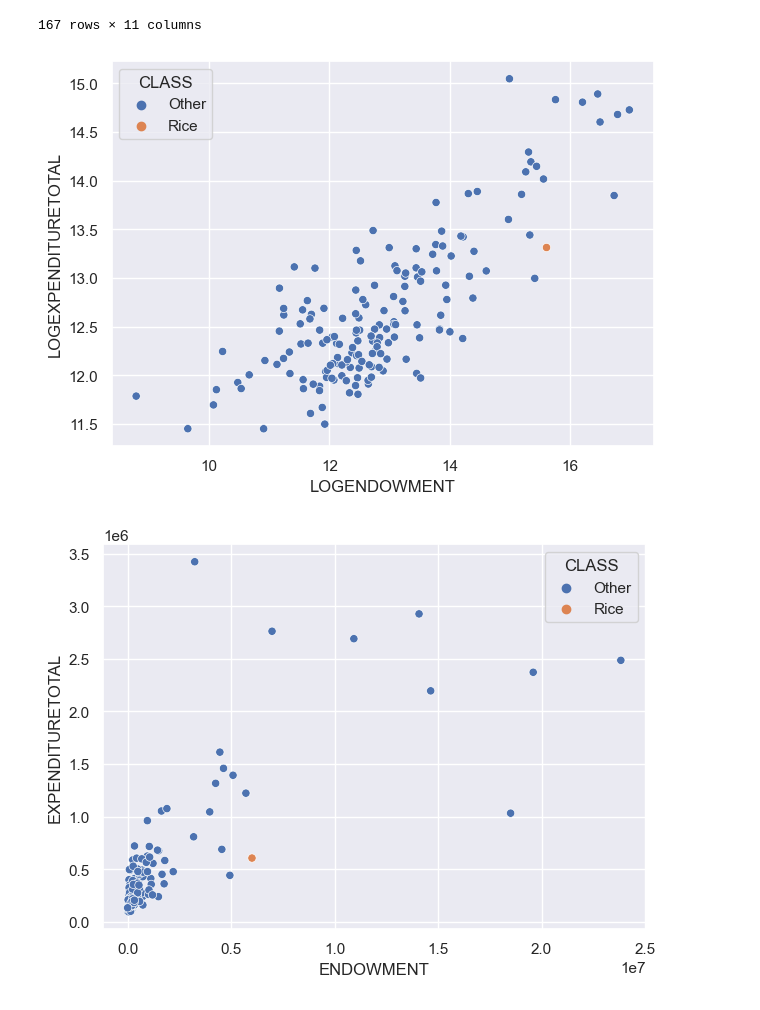
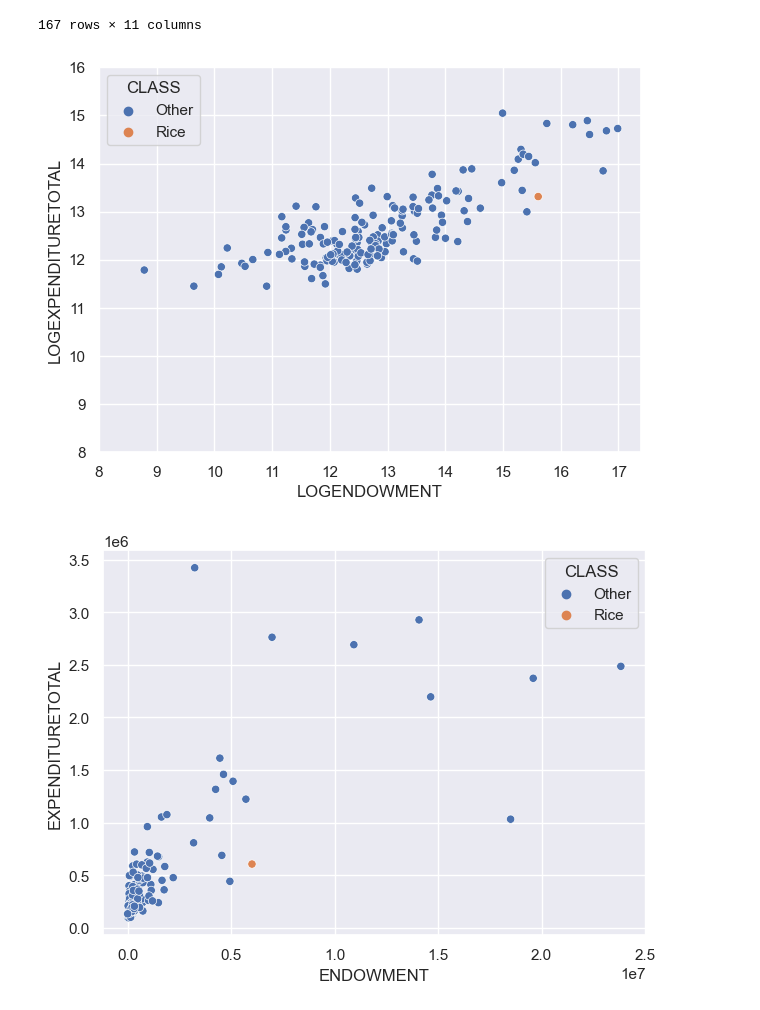
Before and after one commit to fadilf/college, a Jupyter notebook: EDA.ipynb, the cells around one changed output. Cells and saved outputs as stored; diff of their text form; code cells hidden in the pictures.

```diff
--- a/EDA.ipynb
+++ b/EDA.ipynb
@@ -129,9 +134,12 @@ expenditure_ratios
 167 rows × 11 columns
 # %%
 sns.set(rc={'figure.figsize':(7, 5)})
-sns.scatterplot(data=expenditure_ratios, x="LOGENDOWMENT", y="LOGEXPENDITURETOTAL", hue="CLASS");
+g = sns.scatterplot(data=expenditure_ratios, x="LOGENDOWMENT", y="LOGEXPENDITURETOTAL", hue="CLASS");
+min_start = np.floor(min([expenditure_ratios["LOGENDOWMENT"].min(), expenditure_ratios["LOGEXPENDITURETOTAL"].min()]))
+g.set_xticks(np.arange(min_start, expenditure_ratios["LOGENDOWMENT"].max() + 1))
+g.set_yticks(np.arange(min_start, expenditure_ratios["LOGEXPENDITURETOTAL"].max() + 1));
 # %% [output]
-[figure, old version]
+[figure, new version]
 # %%
 sns.set(rc={'figure.figsize':(7, 5)})
 sns.scatterplot(data=expenditure_ratios, x="ENDOWMENT", y="EXPENDITURETOTAL", hue="CLASS");
```
Also changed, not shown: parts of 4 cells of this notebook.
